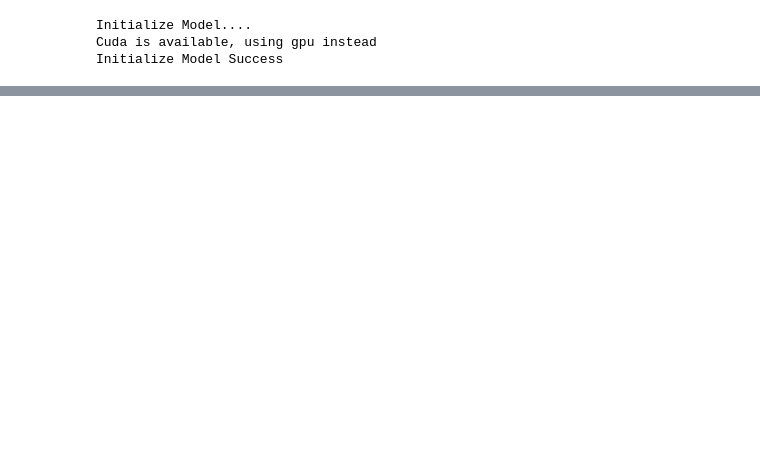
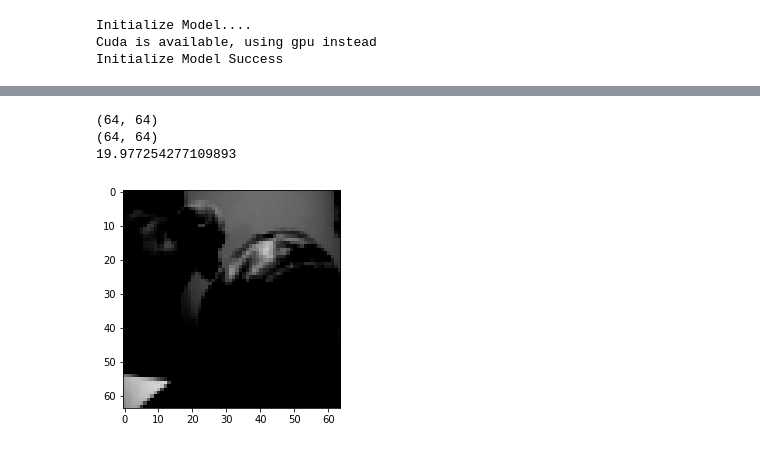
Before and after one commit to zesagata/modified-end-to-end-framework, a Jupyter notebook: end-to-end-framework-new-archi.ipynb, the cells around one changed output, grey strips where cells are left out. Drawn from its saved outputs; the diff is of its cells as text; code cells hidden in the pictures; blank space fills up the shorter version.

```diff
--- a/end-to-end-framework-new-archi.ipynb
+++ b/end-to-end-framework-new-archi.ipynb
@@ -135,16 +155,3 @@ print("Initialize Model Success")
 Initialize Model....
 Cuda is available, using gpu instead
 Initialize Model Success
-# %%
-print("testing")
-comCNN.train()
-recCNN.train()
-for batch_idx, (data,_) in enumerate (train_loader):
-    data = Variable(data)
-    comCNNOptimizer.zero_grad()
-    recCNNOptimizer.zero_grad()
-
-    compact_image = comCNN(data.cuda())
-    break;
-
-print("end")
@@ -175,0 +229,24 @@ ValueError: array split does not result in an equal division
+# %%
+import math
+import matplotlib.pyplot as plt
+from PIL import Image
+
+def psnr(img1, img2):
+    mse = numpy.mean( (img1 - img2) ** 2 )
+    if mse == 0:
+        return 100
+    PIXEL_MAX = 255.0
+    return 20 * math.log10(PIXEL_MAX / math.sqrt(mse))
+
+
+img1 = reconstructed_image[0][0].cpu().detach().numpy()*255.0
+img2 = data[0][0].cpu().detach().numpy()*255.0
+
+print(img1.shape)
+print(img2.shape)
+print(psnr(img1,img2))
+# %% [output]
+(64, 64)
+(64, 64)
+19.977254277109893
+[figure, added]
```
Also changed, not shown: parts of 10 cells of this notebook, 7 other files.
